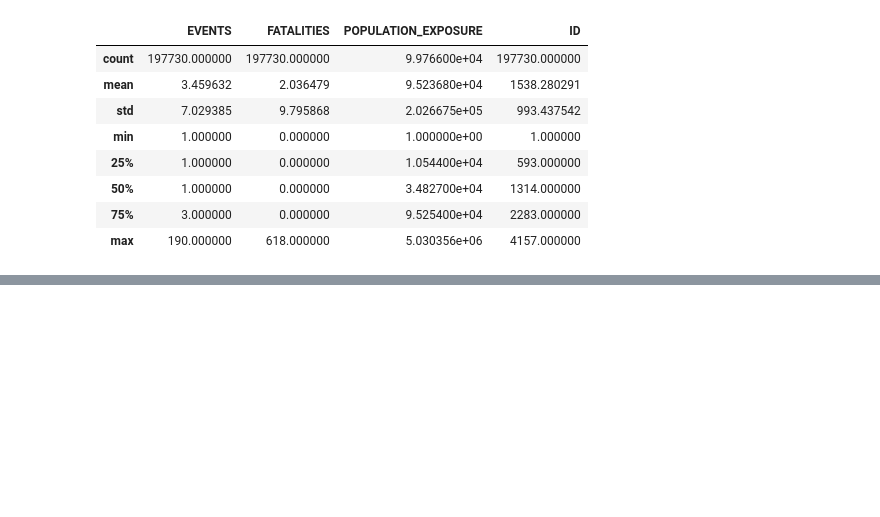
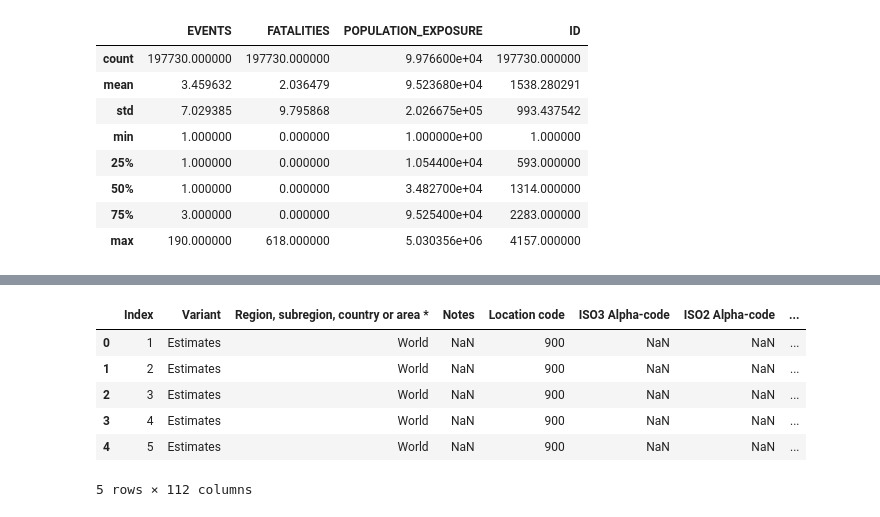
Before and after one commit to group-pi-dataviz/group-pi-dataviz.github.io, a Jupyter notebook: scripts/data_preprocessing.ipynb, the cells around one changed output, grey strips where cells are left out. Drawn from its saved outputs; the diff is of its cells as text; code cells hidden in the pictures; blank space fills up the shorter version.

```diff
--- a/scripts/data_preprocessing.ipynb
+++ b/scripts/data_preprocessing.ipynb
@@ -5,6 +5,16 @@ import pandas as pd
 import numpy as np
 import matplotlib.pyplot as plt
 # %%
+def load_xlsx_data(file_path):
+    """Load data from an Excel file into a pandas DataFrame."""
+    try:
+        data = pd.read_excel(file_path)
+        print("Data loaded successfully.")
+        return data
+    except Exception as e:
+        print(f"An error occurred while loading the data: {e}")
+        return None
+
 def load_data(file_path):
     """Load data from a CSV file into a pandas DataFrame."""
     try:
@@ -737,0 +336,10 @@ plt.show()
+# %%
+data.head()
+# %% [output]
+|  | Index | Variant | Region, subregion, country or area * | Notes | Location code | ISO3 Alpha-code | ISO2 Alpha-code | ... |
+| 0 | 1 | Estimates | World | NaN | 900 | NaN | NaN | ... |
+| 1 | 2 | Estimates | World | NaN | 900 | NaN | NaN | ... |
+| 2 | 3 | Estimates | World | NaN | 900 | NaN | NaN | ... |
+| 3 | 4 | Estimates | World | NaN | 900 | NaN | NaN | ... |
+| 4 | 5 | Estimates | World | NaN | 900 | NaN | NaN | ... |
+5 rows × 112 columns
```
Also changed, not shown: parts of 58 cells of this notebook, 4 other files.
